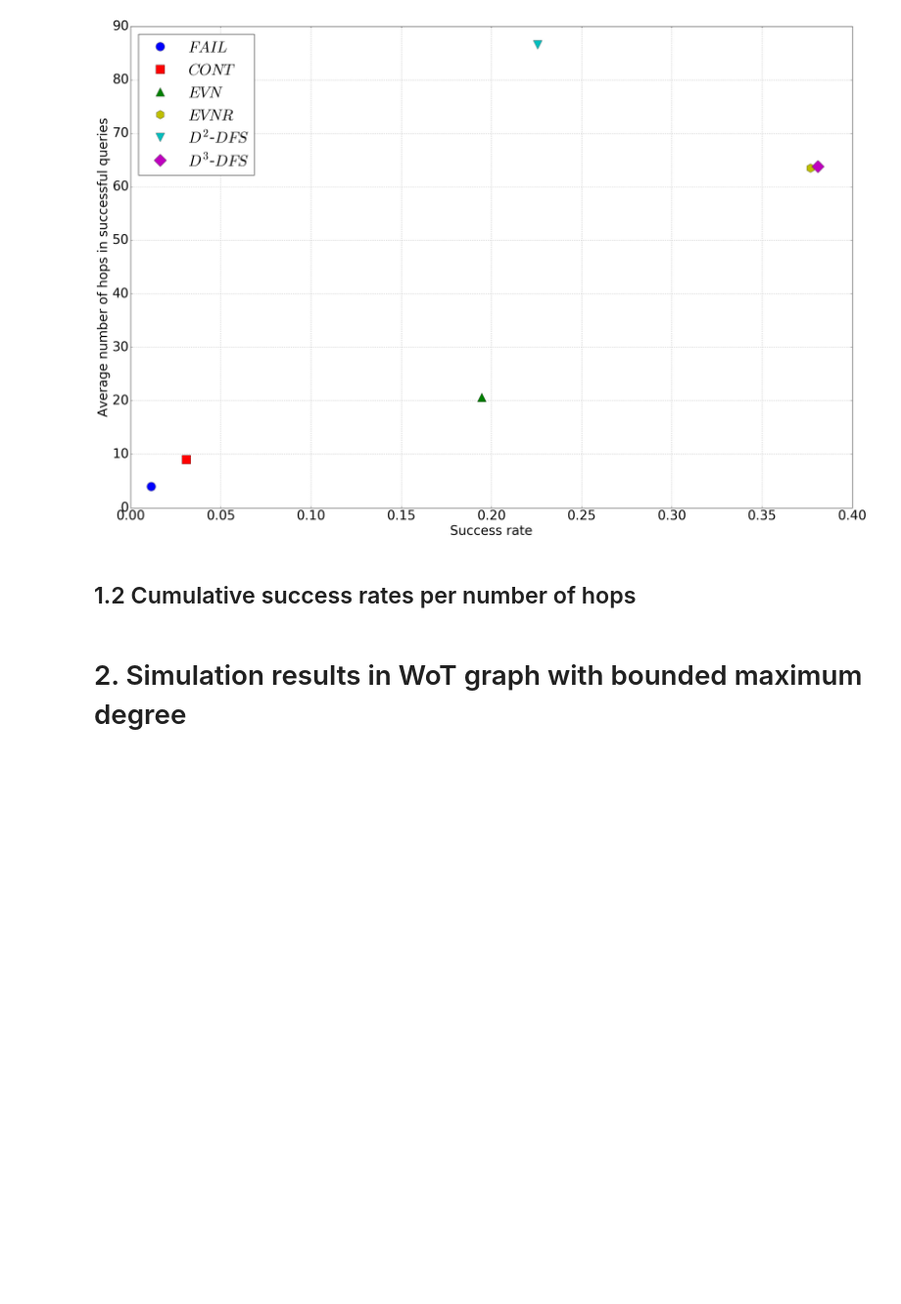
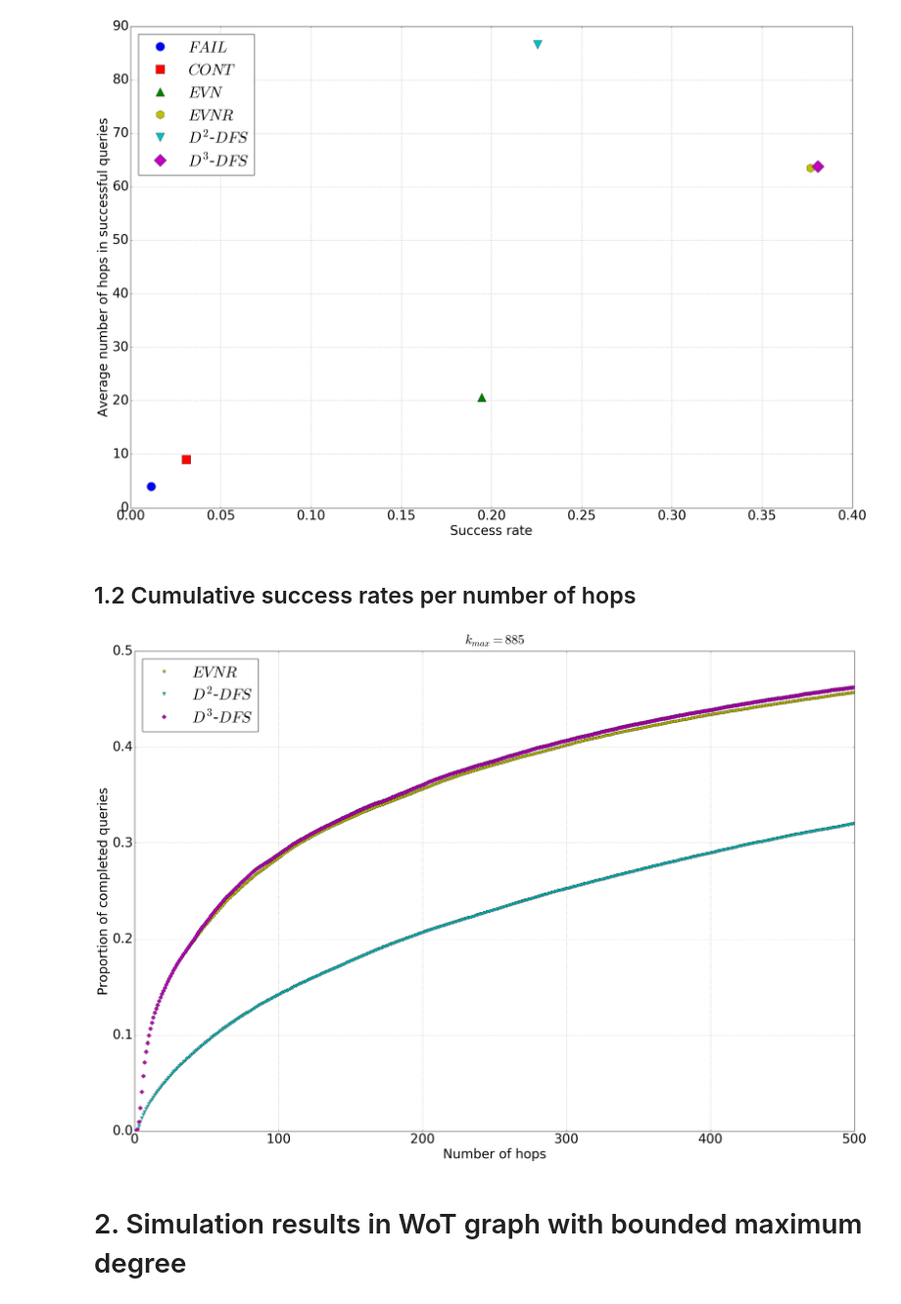
Before and after one commit to akiratk0355/navigable-network-analysis, a Jupyter notebook: wot_routing_simulations.ipynb, the cells around one changed output. Shown at 98% size. Drawn from its saved outputs; the diff is of its cells as text; code cells hidden in the pictures; blank space fills up the shorter version.

```diff
--- a/wot_routing_simulations.ipynb
+++ b/wot_routing_simulations.ipynb
@@ -82,34 +82,36 @@ plt.show()
 # %%
 maxdeg = 885
 evnr_hist = np.sort(np.genfromtxt("data/stats/EVNR_hist_885clip.csv", delimiter=',',
                     dtype=[('hop','i8'),
                            ('succ', 'f8')]),
               order='hop')
 d2dfs_hist = np.sort(np.genfromtxt("data/stats/D2DFS_hist_885clip.csv", delimiter=',',
                     dtype=[('hop','i8'),
                            ('succ', 'f8')]),
               order='hop')
 d3dfs_hist = np.sort(np.genfromtxt("data/stats/D3DFS_hist_885clip.csv", delimiter=',',
                     dtype=[('hop','i8'),
                            ('succ', 'f8')]),
               order='hop')
 histlist = [evnr_hist, d2dfs_hist, d3dfs_hist]
 for h in histlist:
     pre = 0
     for i, succ in enumerate(h['succ']):
         h['succ'][i] = pre = pre + h['succ'][i]
 plt.plot(evnr_hist['hop'], evnr_hist['succ'], 'yh', label='$EVNR$', markersize=7)
 plt.plot(d2dfs_hist['hop'], d2dfs_hist['succ'], 'cv', label='$D^2$-$DFS$', markersize=7)
 plt.plot(d3dfs_hist['hop'], d3dfs_hist['succ'], 'mD', label='$D^3$-$DFS$', markersize=7)
 plt.grid(True)
 plt.plot()
-plt.title("$k_{max}=%d$" % maxdeg)
+plt.title("$k_{max}=%d$" % maxdeg, y=1.01)
 plt.xlabel("Number of hops")
 plt.ylabel("Proportion of completed queries")
-plt.ylim(0,1.0)
+plt.ylim(0,0.5)
 plt.legend(loc='upper left')
-plt.savefig("fig/cml_full.eps")
+plt.savefig("fig/cml_noclip.eps")
 plt.show()
+# %% [output]
+[figure, added]
 # %% [markdown]
 # 2. Simulation results in WoT graph with bounded maximum degree
 # %% [markdown]
```
Also changed, not shown: parts of 1 cell of this notebook.
